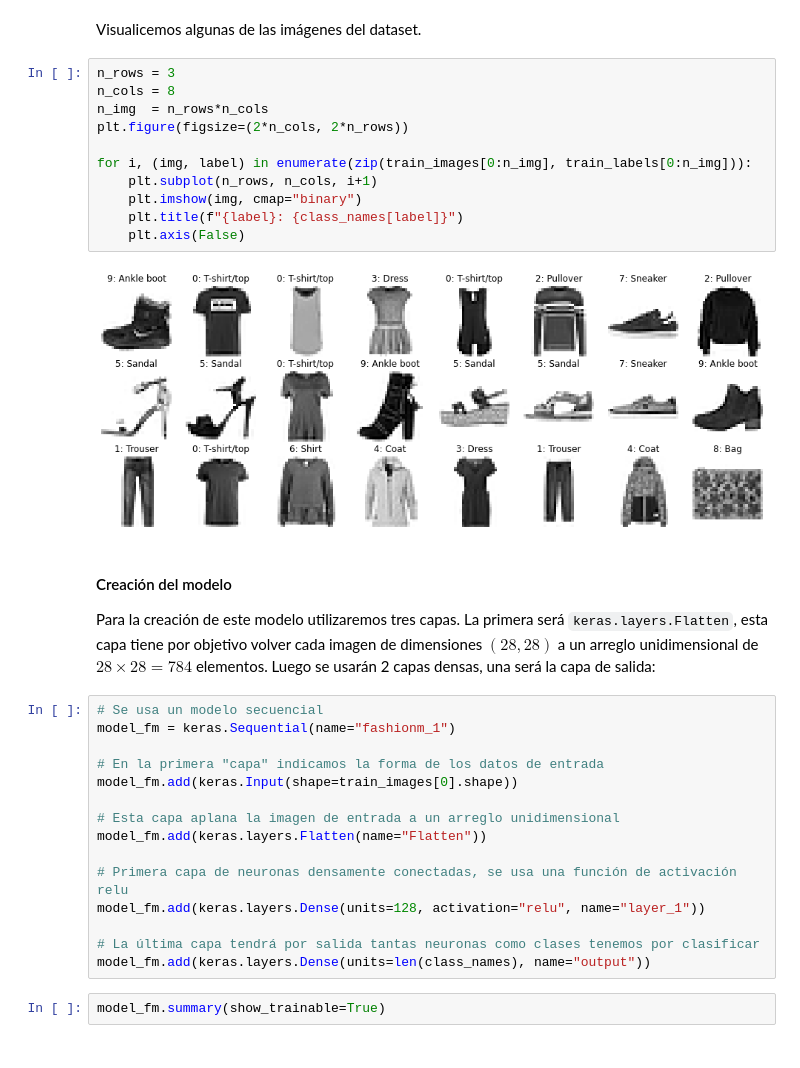
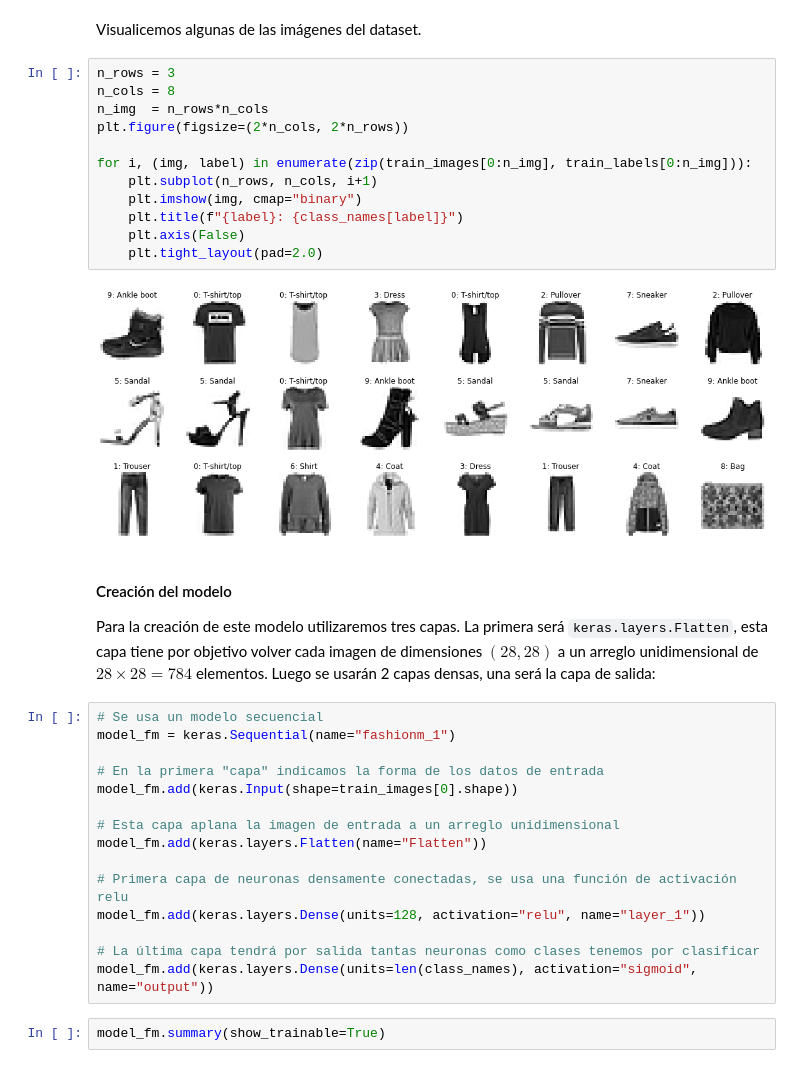
Before and after one commit to hplbrayan/Un-Curso-de-Deep-Learning, a Jupyter notebook: 02_intro_Keras_actf_backp/N1_intro_keras.ipynb, the cells around one changed output. Saved outputs shown, nothing was run; the diff lists cells and outputs as text.

```diff
--- a/02_intro_Keras_actf_backp/N1_intro_keras.ipynb
+++ b/02_intro_Keras_actf_backp/N1_intro_keras.ipynb
@@ -730,16 +730,17 @@ Visualicemos algunas de las imágenes del dataset.
 # %%
 n_rows = 3
 n_cols = 8
 n_img  = n_rows*n_cols
 plt.figure(figsize=(2*n_cols, 2*n_rows))
 
 for i, (img, label) in enumerate(zip(train_images[0:n_img], train_labels[0:n_img])):
     plt.subplot(n_rows, n_cols, i+1)
     plt.imshow(img, cmap="binary")
     plt.title(f"{label}: {class_names[label]}")
     plt.axis(False)
+    plt.tight_layout(pad=2.0)
 # %% [output]
-[figure, old version]
+[figure, new version]
 # %% [markdown]
 #### Creación del modelo
 
@@ -758,7 +759,7 @@ model_fm.add(keras.layers.Flatten(name="Flatten"))
 model_fm.add(keras.layers.Dense(units=128, activation="relu", name="layer_1"))
 
 # La última capa tendrá por salida tantas neuronas como clases tenemos por clasificar
-model_fm.add(keras.layers.Dense(units=len(class_names), name="output"))
+model_fm.add(keras.layers.Dense(units=len(class_names), activation="sigmoid", name="output"))
 # %%
 model_fm.summary(show_trainable=True)
 # %% [output]
```
Also changed, not shown: parts of 11 cells of this notebook.
